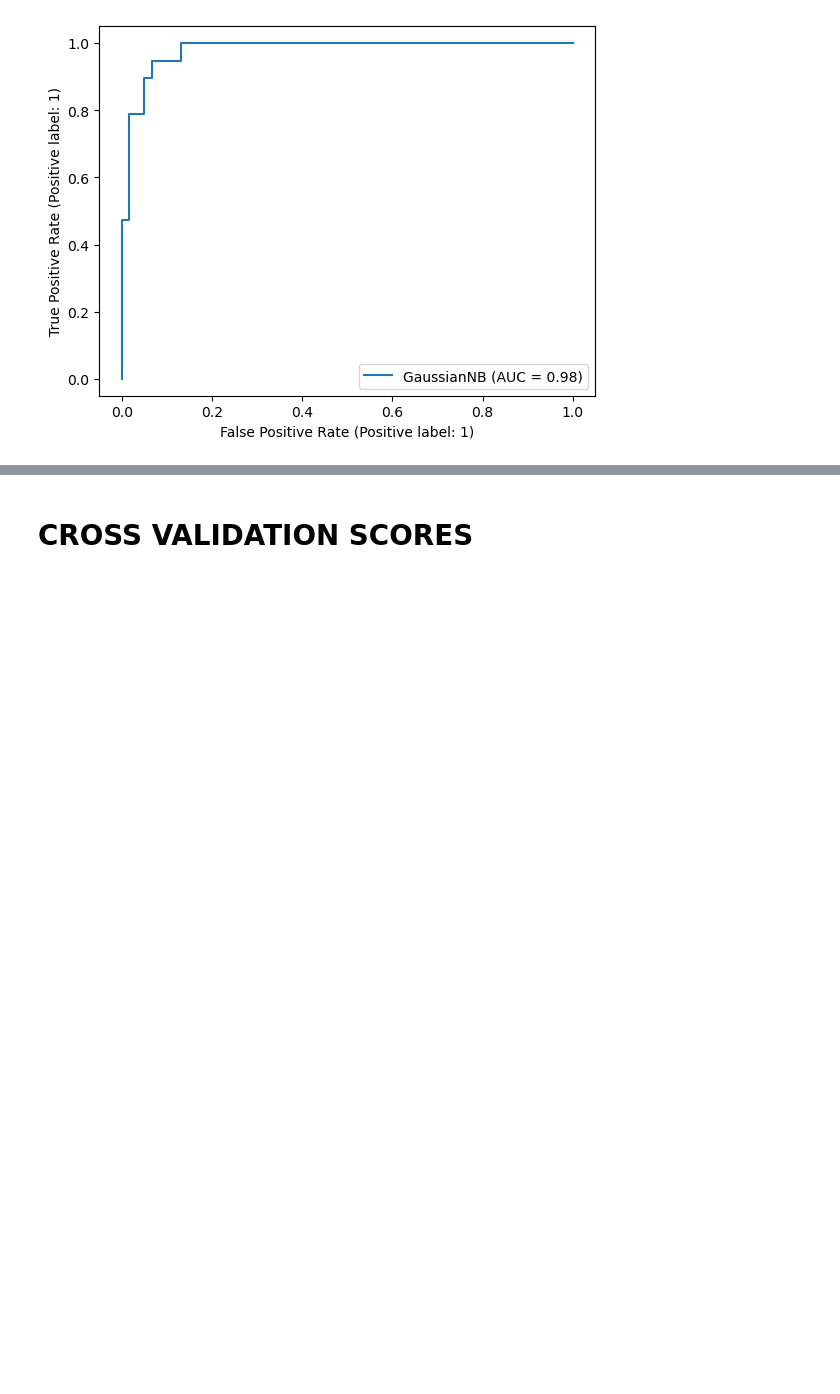
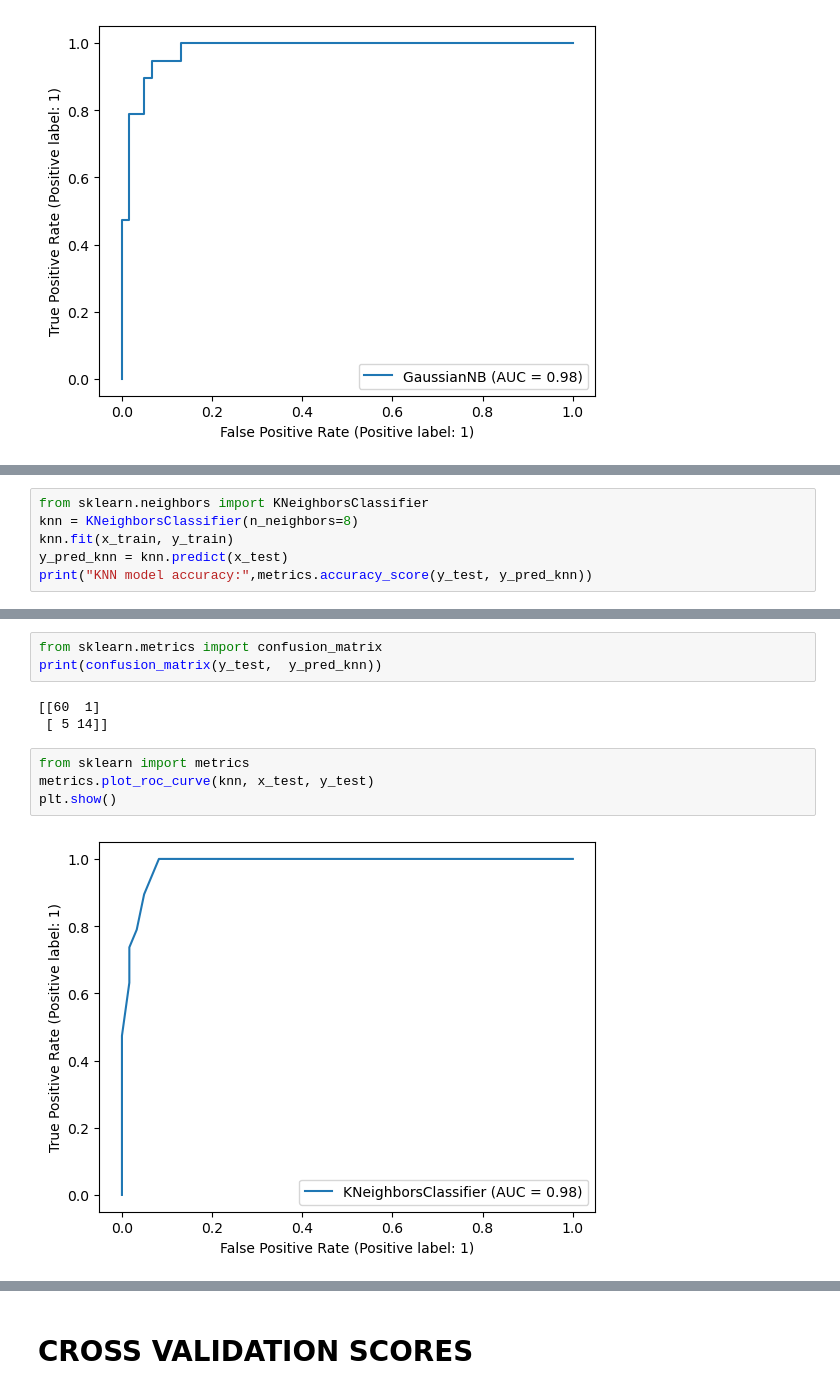
Before and after one commit to Dheeraj10869/Graduate-admission, a Jupyter notebook: Graduate Admission Prediction.ipynb, the cells around one changed output, grey strips where cells are left out. Saved outputs shown, nothing was run; the diff lists cells and outputs as text; blank space fills up the shorter version.

```diff
--- a/Graduate Admission Prediction.ipynb
+++ b/Graduate Admission Prediction.ipynb
@@ -377,0 +380,6 @@ plt.show()
+# %%
+from sklearn.neighbors import KNeighborsClassifier
+knn = KNeighborsClassifier(n_neighbors=8)
+knn.fit(x_train, y_train)
+y_pred_knn = knn.predict(x_test)
+print("KNN model accuracy:",metrics.accuracy_score(y_test, y_pred_knn))
@@ -377,0 +398,12 @@ plt.show()
+# %%
+from sklearn.metrics import confusion_matrix
+print(confusion_matrix(y_test,  y_pred_knn))
+# %% [output]
+[[60  1]
+ [ 5 14]]
+# %%
+from sklearn import metrics
+metrics.plot_roc_curve(knn, x_test, y_test)
+plt.show()
+# %% [output]
+[figure, added]
```
Also changed, not shown: parts of 11 cells of this notebook, 1 other file.
